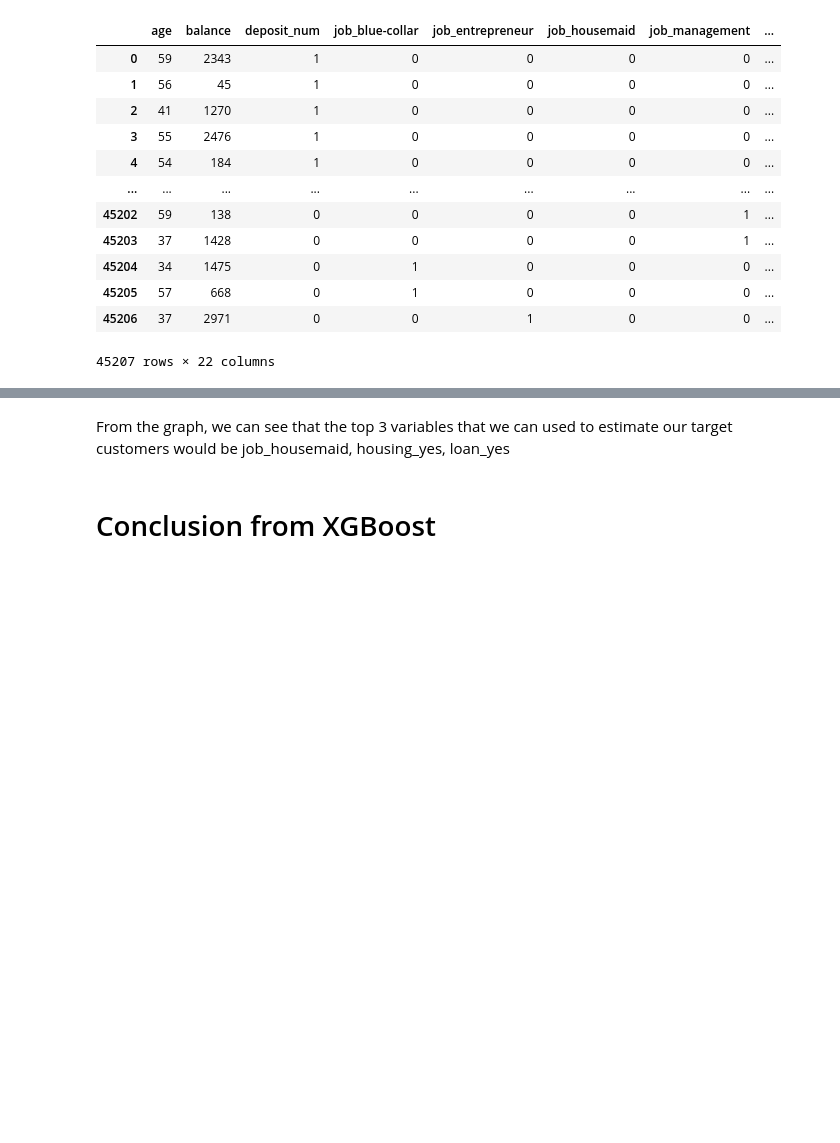
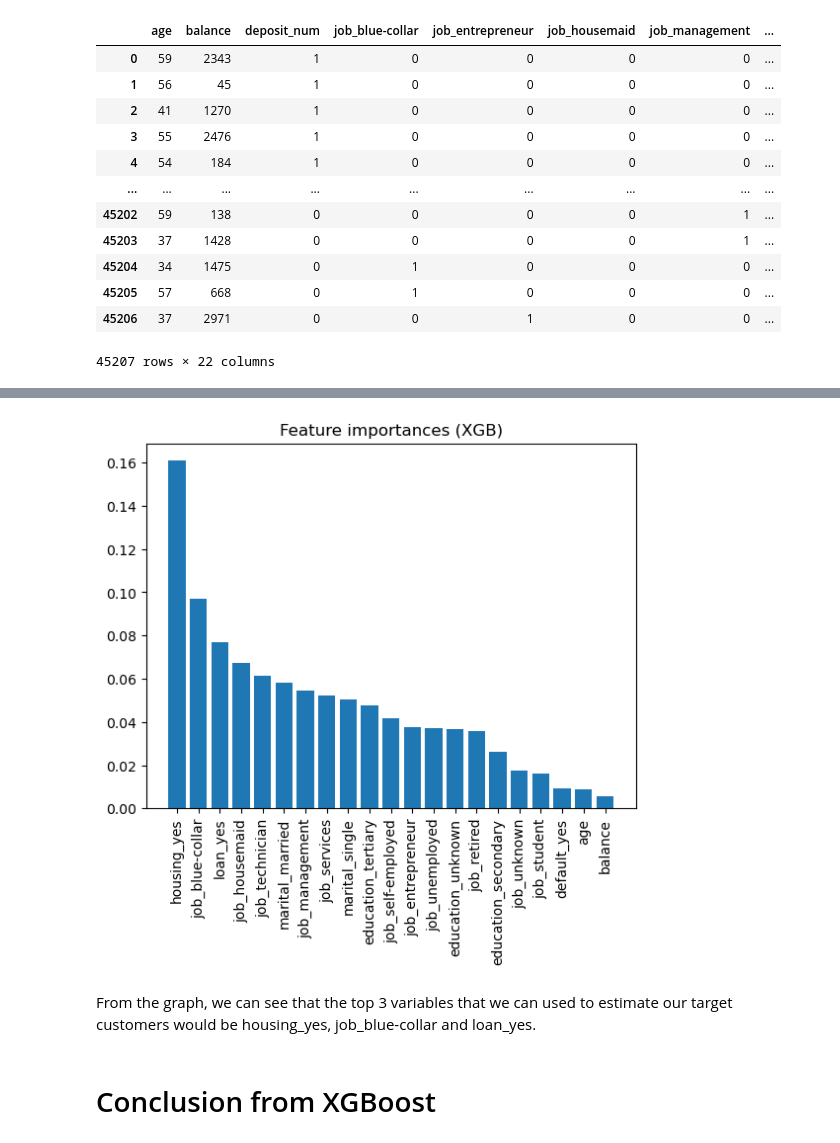
Before and after one commit to WeijunCheah/Team_5_MiniProject, a Jupyter notebook: Customer_XGBoost.ipynb, the cells around one changed output, grey strips where cells are left out. Saved outputs shown, nothing was run; the diff lists cells and outputs as text; code cells hidden in the pictures; blank space fills up the shorter version.

```diff
--- a/Customer_XGBoost.ipynb
+++ b/Customer_XGBoost.ipynb
@@ -211,21 +259,21 @@ sb.heatmap(cm, annot=True, fmt=".0f", annot_kws={"size":18})
 # %%
-# Get feature importances from the trained XGBoost model
-feature_importances = pipeline.named_steps['xgbclassifier'].feature_importances_
+#get feature importances from the model
+headers = ["name", "score"]
+values = sorted(zip(X_train.columns, xgb.feature_importances_), key=lambda x: x[1] * -1)
+xgb_feature_importances = pd.DataFrame(values, columns = headers)
 
-# Create a DataFrame to store feature names and their importances
-headers = ["name", "score"]
-values = sorted(zip(x_train.columns, feature_importances), key=lambda x: x[1], reverse=True)
-xgb_feature_importances = pd.DataFrame(values, columns=headers)
-
-# Plot the feature importances
+#plot feature importances
 x_pos = np.arange(0, len(xgb_feature_importances))
 plt.bar(x_pos, xgb_feature_importances['score'])
 plt.xticks(x_pos, xgb_feature_importances['name'])
 plt.xticks(rotation=90)
-plt.title('Feature Importances (XGBoost)')
+plt.title('Feature importances (XGB)')
+
 plt.show()
+# %% [output]
+[figure, added]
 # %% [markdown]
-From the graph, we can see that the top 3 variables that we can used to estimate our target customers would be job_housemaid, housing_yes, loan_yes
+From the graph, we can see that the top 3 variables that we can used to estimate our target customers would be housing_yes, job_blue-collar and loan_yes.
 # %% [markdown]
 # Conclusion from XGBoost
 # %% [markdown]
```
Also changed, not shown: parts of 10 cells of this notebook.
